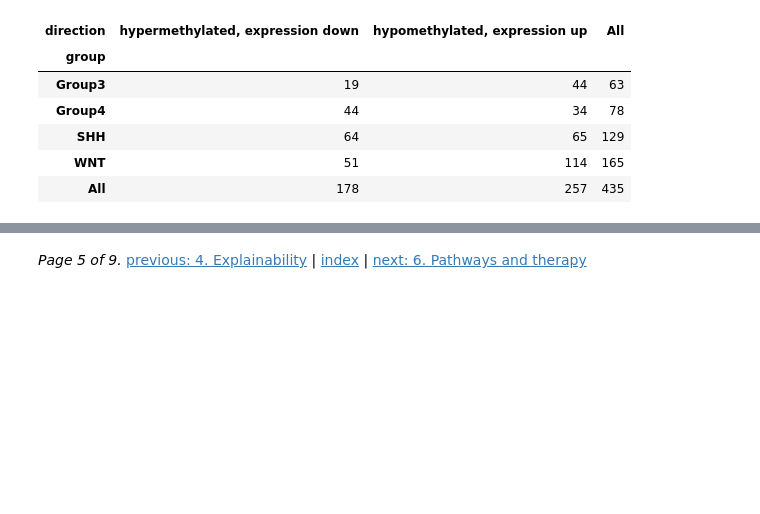
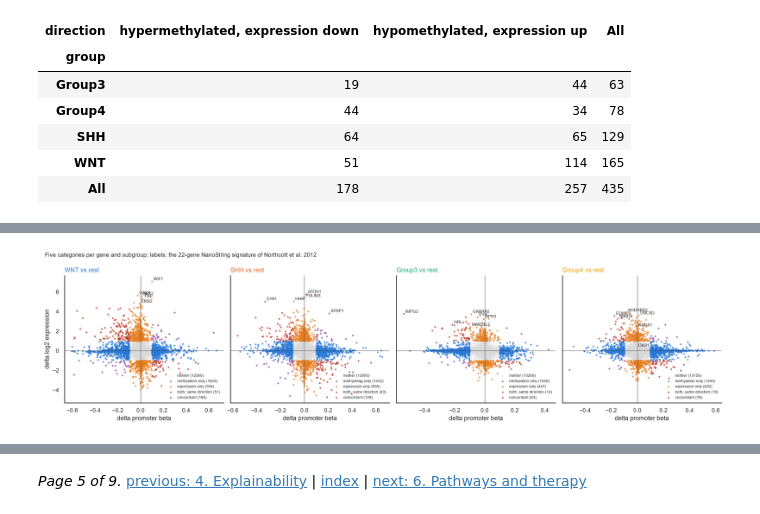
Before and after one commit to robinson-vidva/mb-methylation-xai, a Jupyter notebook: notebooks/05_methylation_vs_expression.ipynb, the cells around one changed output, grey strips where cells are left out. Drawn from its saved outputs; the diff is of its cells as text; code cells hidden in the pictures; blank space fills up the shorter version.

```diff
--- a/notebooks/05_methylation_vs_expression.ipynb
+++ b/notebooks/05_methylation_vs_expression.ipynb
@@ -100,0 +117,4 @@ not by methylation. The concordant genes are the input to the pathway and therap
+# %%
+display(Image(FIG / 'expression_layer_scatter.png'))
+# %% [output]
+[figure, added]
```
Also changed, not shown: parts of 8 cells of this notebook, 28 other files.
